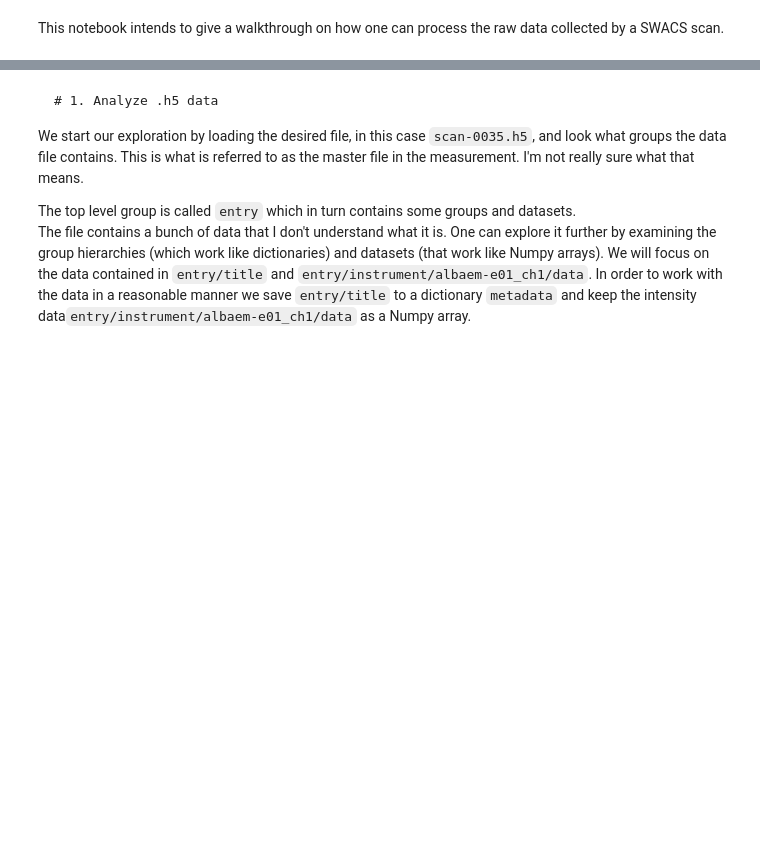
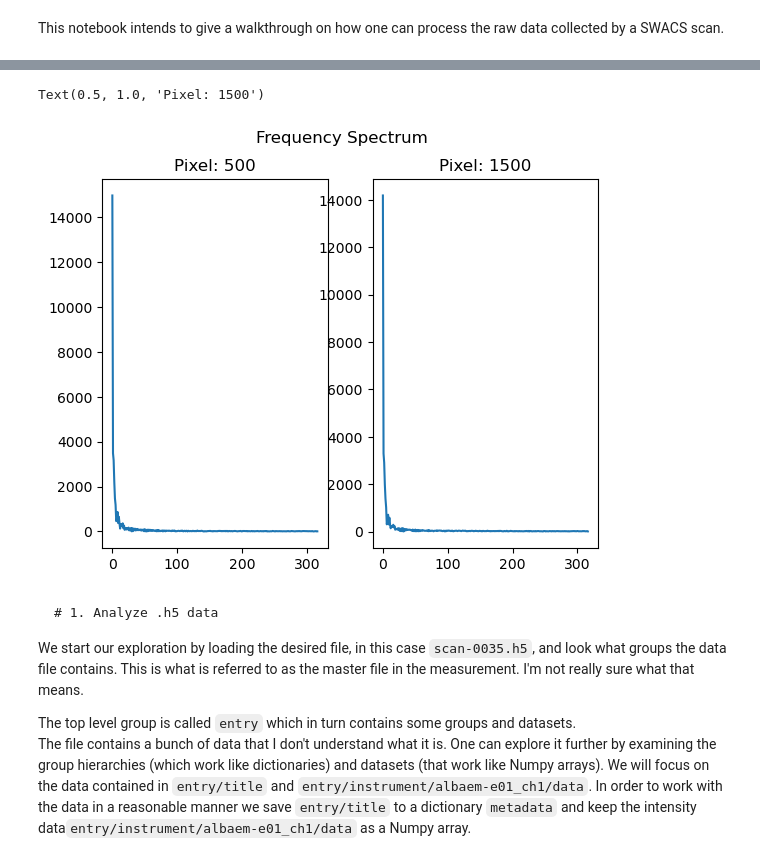
Before and after one commit to J-Holger/MVE386, a Jupyter notebook: chalmers/holger.ipynb, the cells around one changed output, grey strips where cells are left out. Saved outputs shown, nothing was run; the diff lists cells and outputs as text; code cells hidden in the pictures; blank space fills up the shorter version.

```diff
--- a/chalmers/holger.ipynb
+++ b/chalmers/holger.ipynb
@@ -14,3 +55,18 @@ from sympy.stats.sampling.sample_numpy import numpy
+# %%
+f_hat_dft_1 = np.fft.rfft(data['I'][pixel_1])
+f_hat_dft_2 = np.fft.rfft(data['I'][pixel_2])
+
+frequencies = np.fft.rfftfreq(data['q'].size, 1 / data['q'].size)
+
+fig, (ax1, ax2) = plt.subplots(1, 2)
+fig.suptitle('Frequency Spectrum')
+ax1.plot(frequencies, np.abs(f_hat_dft_1))
+ax1.set_title('Pixel: {}'.format(pixel_1))
+ax2.plot(frequencies, np.abs(f_hat_dft_2))
+ax2.set_title('Pixel: {}'.format(pixel_2))
+# %% [output]
+Text(0.5, 1.0, 'Pixel: 1500')
+[figure, added]
 # %% [markdown]
     # 1. Analyze .h5 data
 We start our exploration by loading the desired file, in this case `scan-0035.h5`, and look what groups the data file contains. This is what is referred to as the master file in the measurement. I'm not really sure what that means.
```
Also changed, not shown: parts of 18 cells of this notebook, 1 other file.
